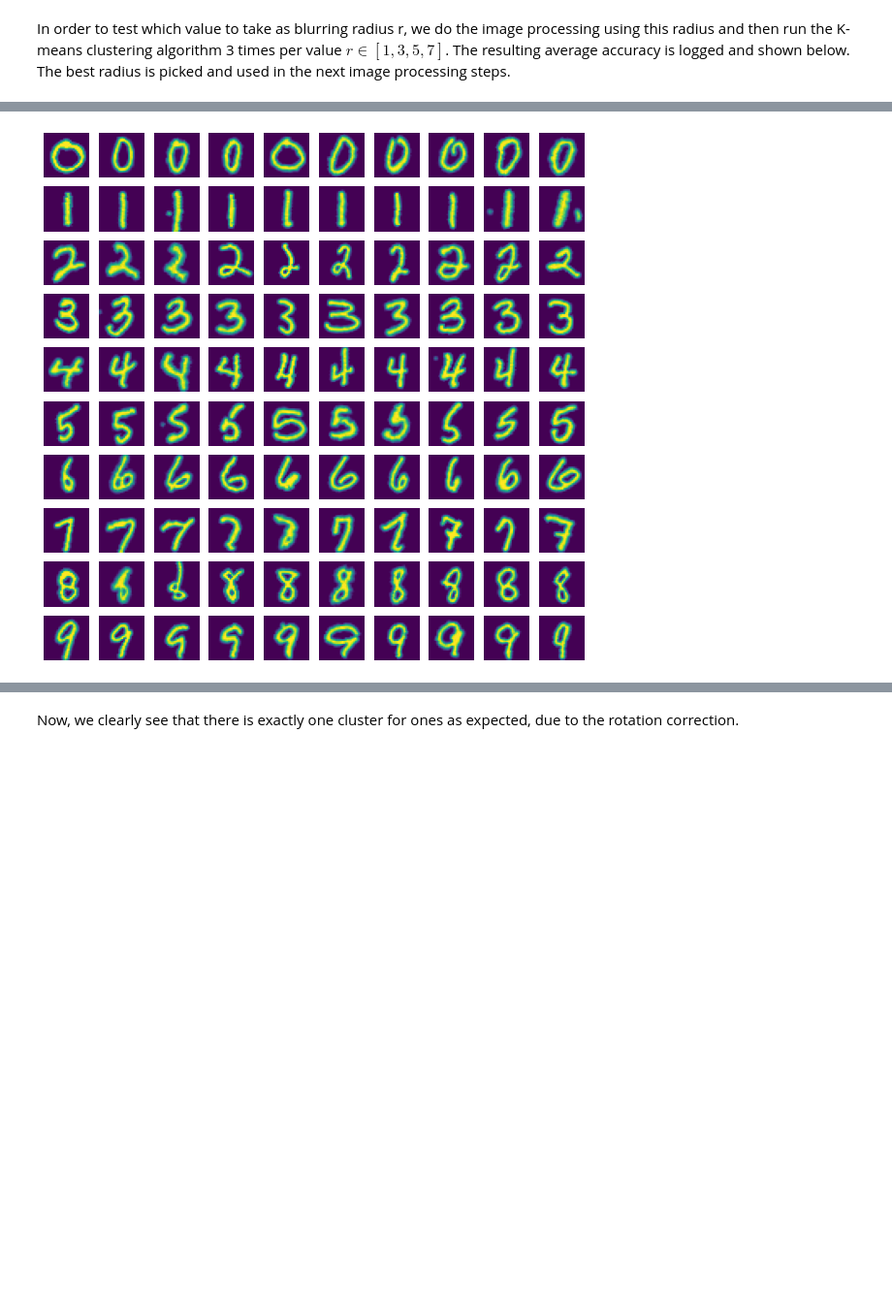
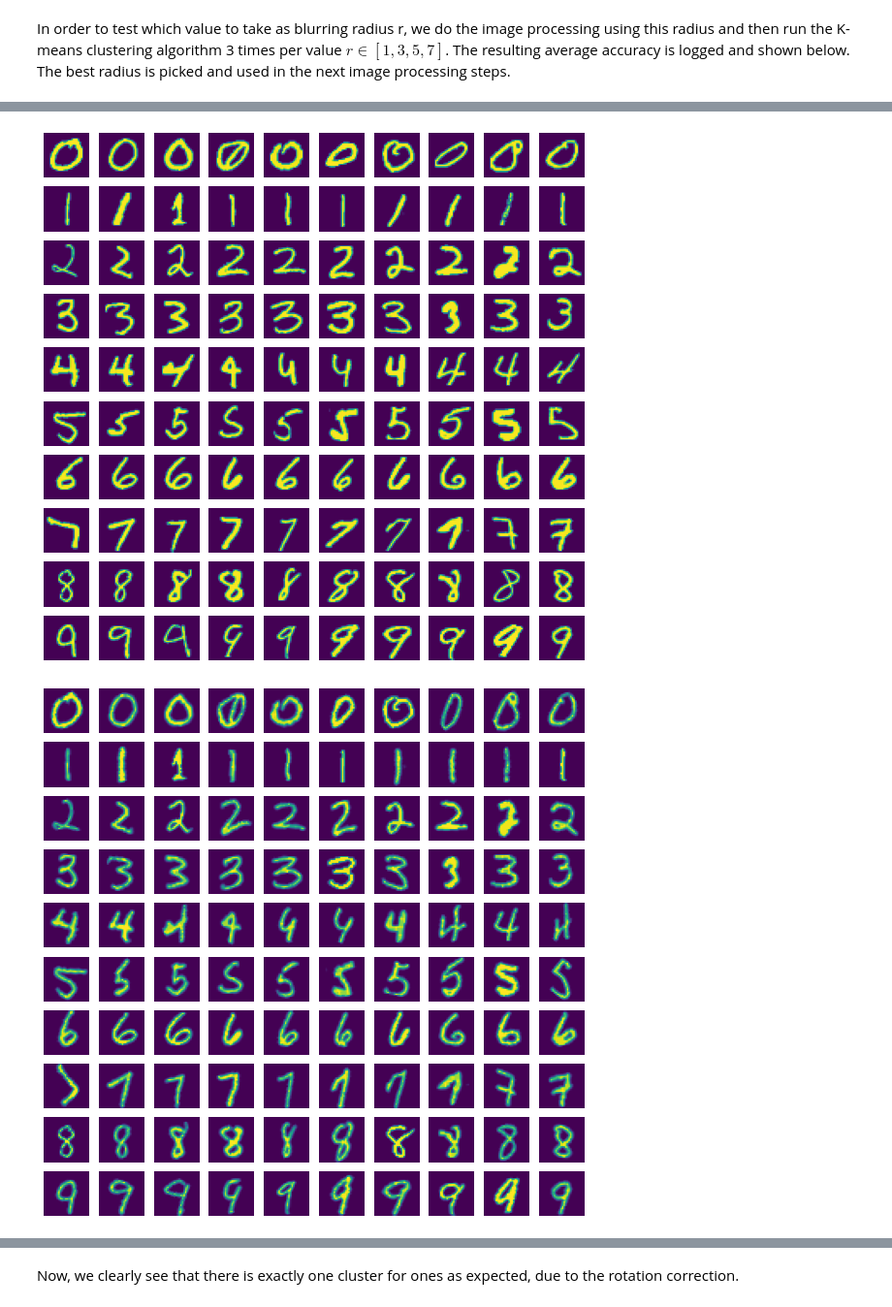
Before and after one commit to Satin21/Linear-Algebra-and-optimization-for-machine-learning, a Jupyter notebook: Hans/pj1.ipynb, the cells around one changed output, grey strips where cells are left out. Shown at 97% size. Saved outputs shown, nothing was run; the diff lists cells and outputs as text; code cells hidden in the pictures; blank space fills up the shorter version.

```diff
--- a/Hans/pj1.ipynb
+++ b/Hans/pj1.ipynb
@@ -60,7 +61,8 @@ def show10(X, y):
     plt.figure(figsize=(10, 10))
     n = 1
     for k in range(K):
-        Xk = X.loc[y == k].sample(K)
+#         Xk = X.loc[y == k].sample(K)
+        Xk = X.loc[y == k].head(K)
         for i, x in Xk.iterrows():
             plt.subplot(10, 10, n)
             plt.imshow(x.values.reshape(28, 28))
@@ -77,7 +81,7 @@ if final:
     X_train = X
     y_train = y
 else:
-    X_train, X_test, y_train, y_test = train_test_split(X, y, stratify=y, test_size=0.99)
+    X_train, X_test, y_train, y_test = train_test_split(X, y, stratify=y, test_size=0.95)
 log("Let us train using " + str(len(X_train)) + " samples.")
 
 # Remove the original indices & scale X
@@ -398,12 +409,20 @@ plt.show;
 # Process the images. Use r as radius for the Gaussian blurring step.
 def process(X, r):
     X_proc = X.copy()
-    for i, x in X.iterrows():
+    if isinstance(X, ndarray):
+        for i, x in enumerate(X_proc):
 
-        # Process image x
-        img = x.values.reshape(28, 28)
-        img = procImg(img, r)
-        X_proc.loc[i] = img.reshape(784)
+            # Process image x
+            img = x.reshape(28, 28)
+            img = procImg(img, r)
+            X_proc[i] = img.reshape(784)
+    else:
+        for i, x in X_proc.iterrows():
+
+            # Process image x
+            img = x.values.reshape(28, 28)
+            img = procImg(img, r)
+            X_proc.loc[i] = img.reshape(784)
 
     return X_proc
 # %% [markdown]
@@ -417,13 +436,12 @@ a = [0] * len(r_vals)            # Accuracy
 t = [0] * len(r_vals)            # Processing times
 for i in range(len(r_vals)):
     r = r_vals[i]
-    print('Test r =', r)
+    log('Test r = {:d}'.format(r))
 
     # Process the images using blurring radius r
     t_i = time.time()
     X_proc = process(X_train, r)
     t[i] = time.time() - t_i
-
 
     # Cluster the processed data using K-Means & record the accuracy (mean over several runs)
     n_acc = 3
@@ -491,7 +506,9 @@ plt.show;
 # %%
 # Show some results
+show10(X_train, y_train)
 show10(X_proc, y_train)
 # %% [output]
-[figure, old version]
+[figure, new version]
+[figure, added]
 # %%
 # Apply the clustering algorithm on the processed images
```
Also changed, not shown: parts of 34 cells of this notebook.
